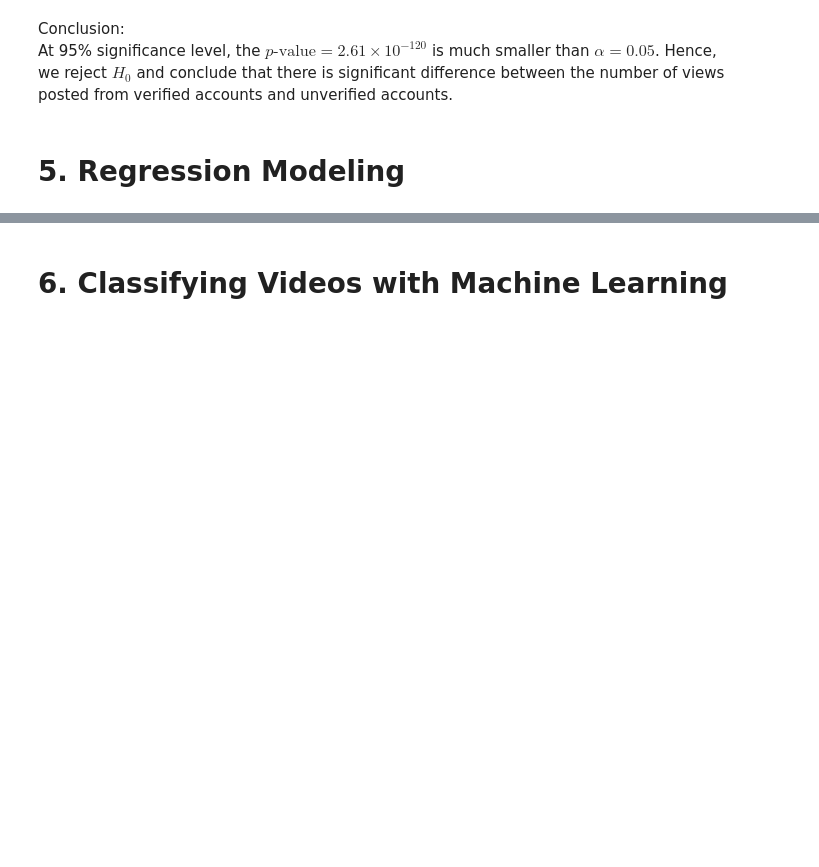
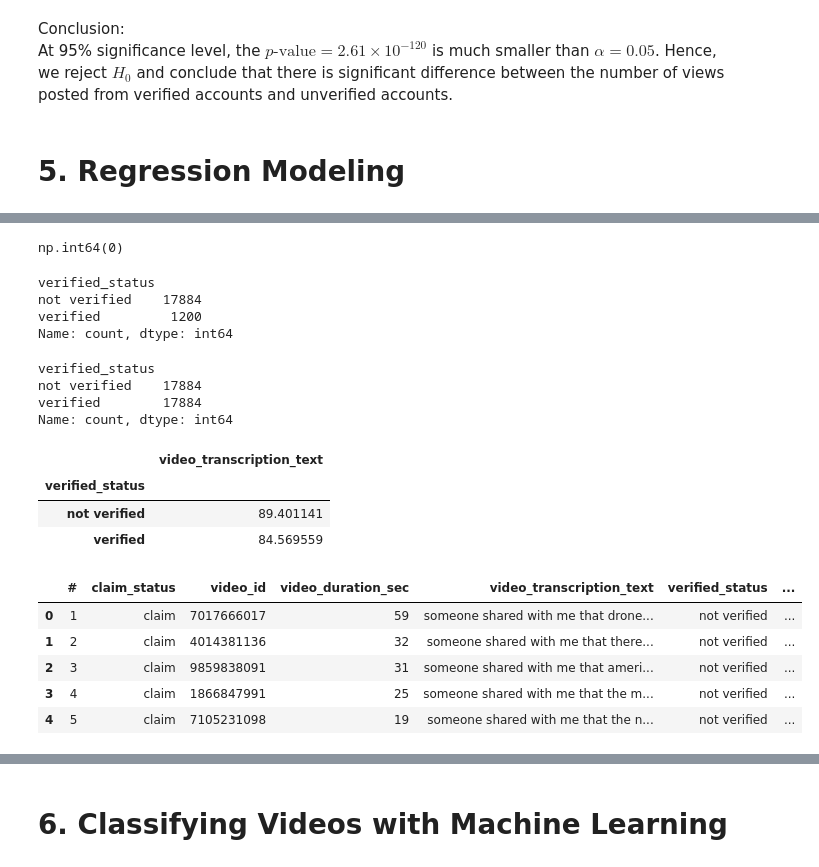
Before and after one commit to hugocheong/tiktok-claims-classification, a Jupyter notebook: claims-project.ipynb, the cells around one changed output, grey strips where cells are left out. Saved outputs shown, nothing was run; the diff lists cells and outputs as text; code cells hidden in the pictures; blank space fills up the shorter version.

```diff
--- a/claims-project.ipynb
+++ b/claims-project.ipynb
@@ -424,0 +445,54 @@ At 95% significance level, the $p \text{-value} = 2.61 \times 10^{-120}$ is much
+# %%
+data.duplicated().sum()
+# %% [output]
+np.int64(0)
+# %%
+# Check for class balance for verified_status in percentage
+data['verified_status'].value_counts()
+# %% [output]
+verified_status
+not verified    17884
+verified         1200
+Name: count, dtype: int64
+# %%
+# Use resampling to create class balance in the outcome variable, if needed
+
+# Identify data points from majority and minority classes
+data_majority = data[data["verified_status"] == "not verified"]
+data_minority = data[data["verified_status"] == "verified"]
+
+# Upsample the minority class (which is "verified")
+data_minority_upsampled = resample(data_minority,
+                                 replace = True,                 # to sample with replacement
+                                 n_samples = len(data_majority), # to match majority class
+                                 random_state = 0)               # to create reproducible results
+
+# Combine majority class with upsampled minority class
+data_upsampled = pd.concat([data_majority, data_minority_upsampled]).reset_index(drop = True)
+
+# Display new class counts
+data_upsampled["verified_status"].value_counts()
+# %% [output]
+verified_status
+not verified    17884
+verified        17884
+Name: count, dtype: int64
+# %%
+# Get the average `video_transcription_text` length for claims and the average `video_transcription_text` length for opinions
+data_upsampled[["verified_status", "video_transcription_text"]].groupby(by="verified_status")[["video_transcription_text"]].agg(func=lambda array: np.mean([len(text) for text in array]))
+# %% [output]
+|  | video_transcription_text |
+| verified_status |  |
+| not verified | 89.401141 |
+| verified | 84.569559 |
+# %%
+# Extract the length of each `video_transcription_text` and add as a column to the dataframe
+data_upsampled['text_length'] = data_upsampled['video_transcription_text'].apply(func = lambda text: len(text))
+data_upsampled.head()
+# %% [output]
+|  | # | claim_status | video_id | video_duration_sec | video_transcription_text | verified_status | ... |
+| 0 | 1 | claim | 7017666017 | 59 | someone shared with me that drone... | not verified | ... |
+| 1 | 2 | claim | 4014381136 | 32 | someone shared with me that there... | not verified | ... |
+| 2 | 3 | claim | 9859838091 | 31 | someone shared with me that ameri... | not verified | ... |
+| 3 | 4 | claim | 1866847991 | 25 | someone shared with me that the m... | not verified | ... |
+| 4 | 5 | claim | 7105231098 | 19 | someone shared with me that the n... | not verified | ... |
```
Also changed, not shown: parts of 3 cells of this notebook.
